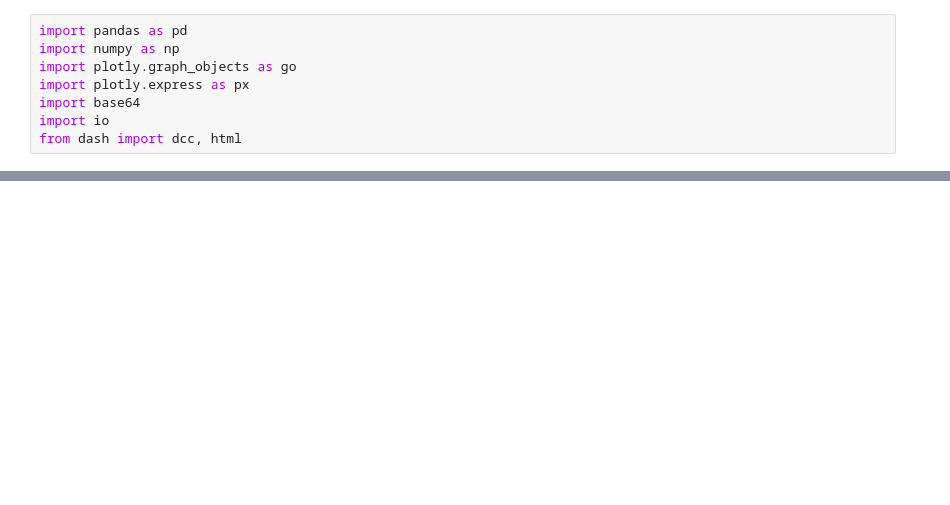
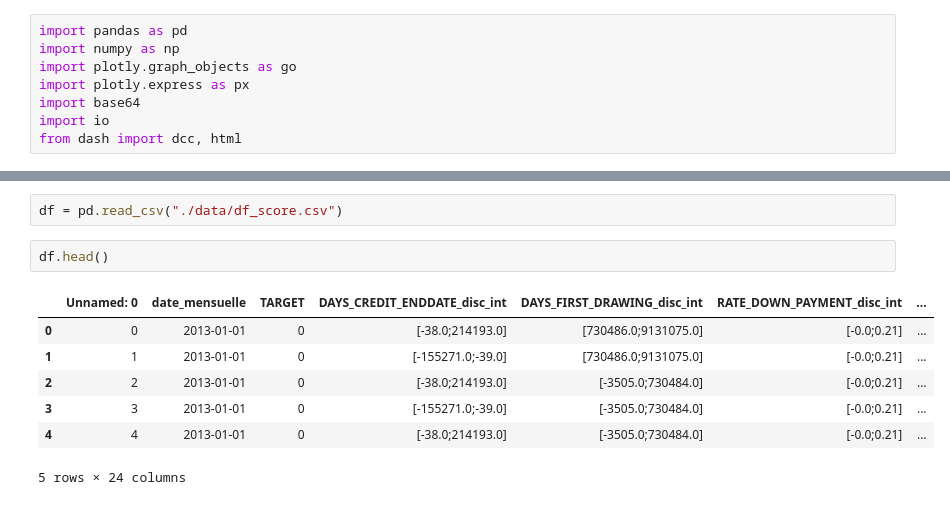
Before and after one commit to SamuelBaheux/Challenge_Nexialog, a Jupyter notebook: a.ipynb, the cells around one changed output, grey strips where cells are left out. Drawn from its saved outputs; the diff is of its cells as text; blank space fills up the shorter version.

```diff
--- a/a.ipynb
+++ b/a.ipynb
@@ -324,0 +9,12 @@ train
+# %%
+df = pd.read_csv("./data/df_score.csv")
+# %%
+df.head()
+# %% [output]
+|  | Unnamed: 0 | date_mensuelle | TARGET | DAYS_CREDIT_ENDDATE_disc_int | DAYS_FIRST_DRAWING_disc_int | RATE_DOWN_PAYMENT_disc_int | ... |
+| 0 | 0 | 2013-01-01 | 0 | [-38.0;214193.0] | [730486.0;9131075.0] | [-0.0;0.21] | ... |
+| 1 | 1 | 2013-01-01 | 0 | [-155271.0;-39.0] | [730486.0;9131075.0] | [-0.0;0.21] | ... |
+| 2 | 2 | 2013-01-01 | 0 | [-38.0;214193.0] | [-3505.0;730484.0] | [-0.0;0.21] | ... |
+| 3 | 3 | 2013-01-01 | 0 | [-155271.0;-39.0] | [-3505.0;730484.0] | [-0.0;0.21] | ... |
+| 4 | 4 | 2013-01-01 | 0 | [-38.0;214193.0] | [-3505.0;730484.0] | [-0.0;0.21] | ... |
+5 rows × 24 columns
```
Also changed, not shown: parts of 23 cells of this notebook, 9 other files.
